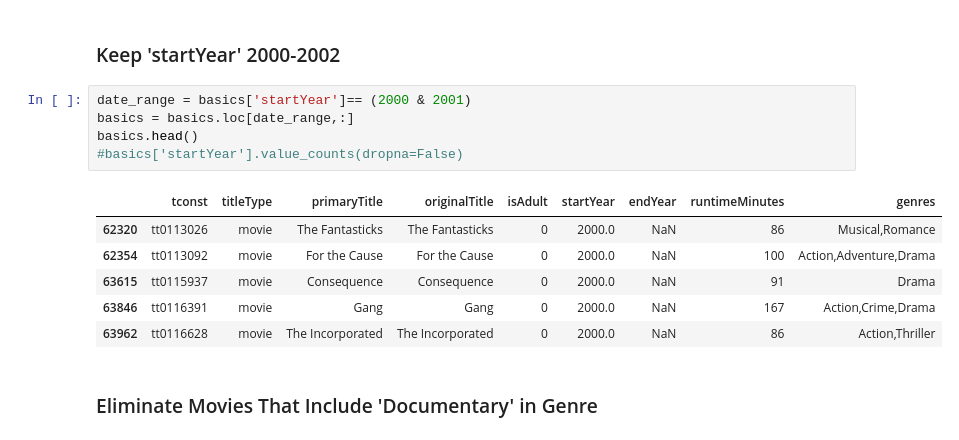
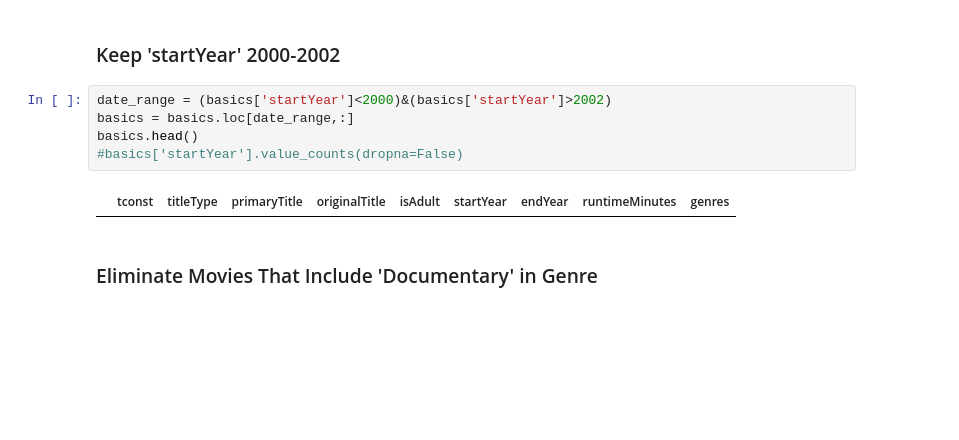
Before and after one commit to jamesbelk0/IMDB_MySQL_Database, a Jupyter notebook: IMDB_MySQL_Database_Part_1.ipynb, the cells around one changed output. Cells and saved outputs as stored; diff of their text form; blank space fills up the shorter version.

Commit message:
compress files and reran year filter

```diff
--- a/IMDB_MySQL_Database_Part_1.ipynb
+++ b/IMDB_MySQL_Database_Part_1.ipynb
@@ -97,17 +97,12 @@ basics.head()
 # %% [markdown]
 ### Keep 'startYear' 2000-2002
 # %%
-date_range = basics['startYear']== (2000 & 2001)
+date_range = (basics['startYear']<2000)&(basics['startYear']>2002)
 basics = basics.loc[date_range,:]
 basics.head()
 #basics['startYear'].value_counts(dropna=False)
 # %% [output]
 |  | tconst | titleType | primaryTitle | originalTitle | isAdult | startYear | endYear | runtimeMinutes | genres |
-| 62320 | tt0113026 | movie | The Fantasticks | The Fantasticks | 0 | 2000.0 | NaN | 86 | Musical,Romance |
-| 62354 | tt0113092 | movie | For the Cause | For the Cause | 0 | 2000.0 | NaN | 100 | Action,Adventure,Drama |
-| 63615 | tt0115937 | movie | Consequence | Consequence | 0 | 2000.0 | NaN | 91 | Drama |
-| 63846 | tt0116391 | movie | Gang | Gang | 0 | 2000.0 | NaN | 167 | Action,Crime,Drama |
-| 63962 | tt0116628 | movie | The Incorporated | The Incorporated | 0 | 2000.0 | NaN | 86 | Action,Thriller |
 # %% [markdown]
 ### Eliminate Movies That Include 'Documentary' in Genre
 # %%
```
Also changed, not shown: parts of 8 cells of this notebook, 10 other files.
